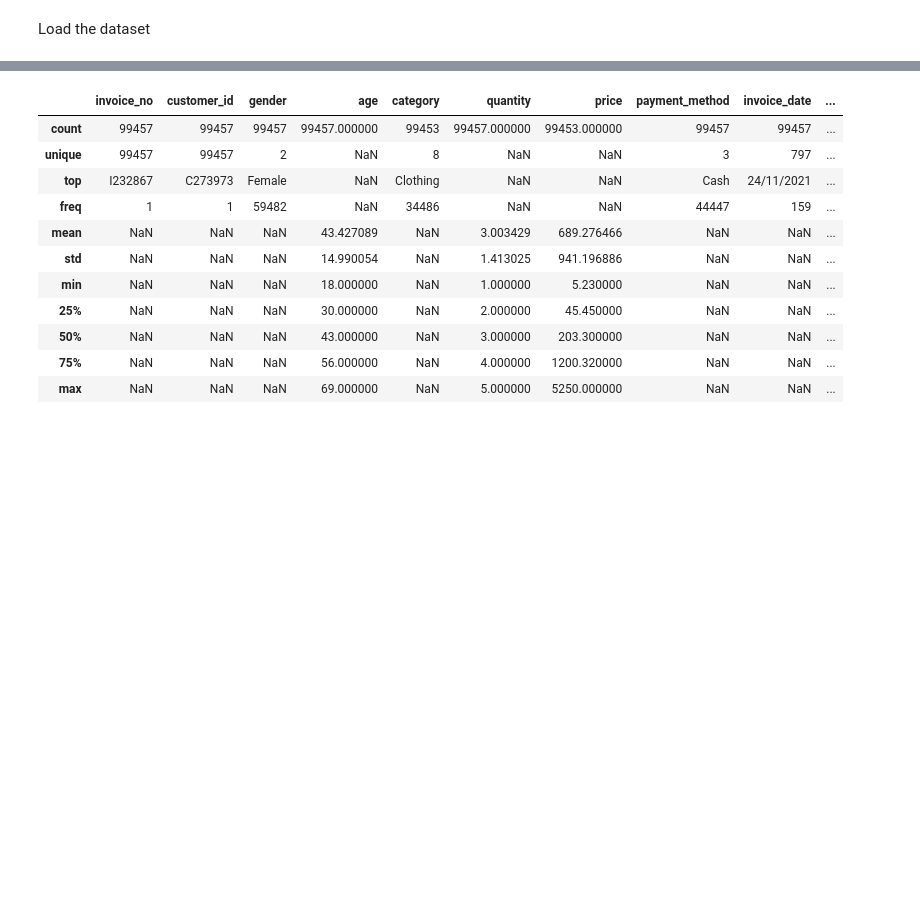
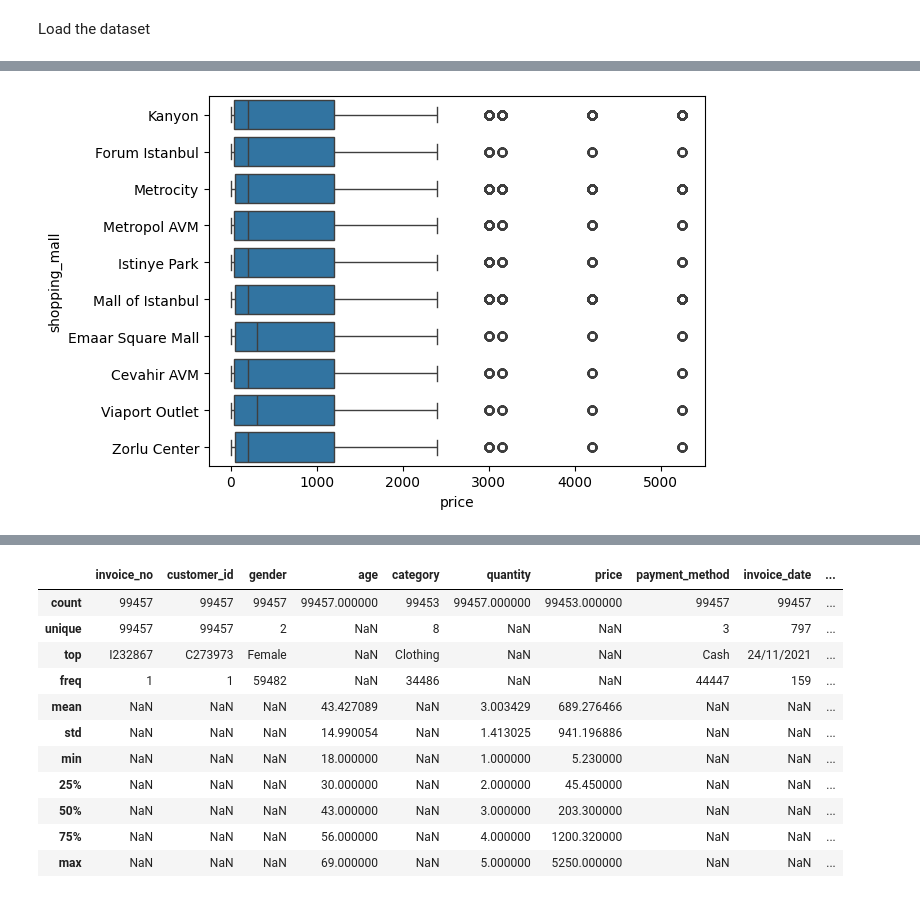
Before and after one commit to student-repos-ci/pa-missing-data, a Jupyter notebook: notebooks/customer_shopping_data/raihan.ipynb, the cells around one changed output, grey strips where cells are left out. Saved outputs shown, nothing was run; the diff lists cells and outputs as text; code cells hidden in the pictures; blank space fills up the shorter version.

```diff
--- a/notebooks/customer_shopping_data/raihan.ipynb
+++ b/notebooks/customer_shopping_data/raihan.ipynb
@@ -12,0 +47,7 @@ df.shape
+# %%
+import seaborn as sns
+
+sns.boxplot(y='shopping_mall', x='price', data=df)
+plt.show()
+# %% [output]
+[figure, added]
```
Also changed, not shown: parts of 5 cells of this notebook, 3 other files.
